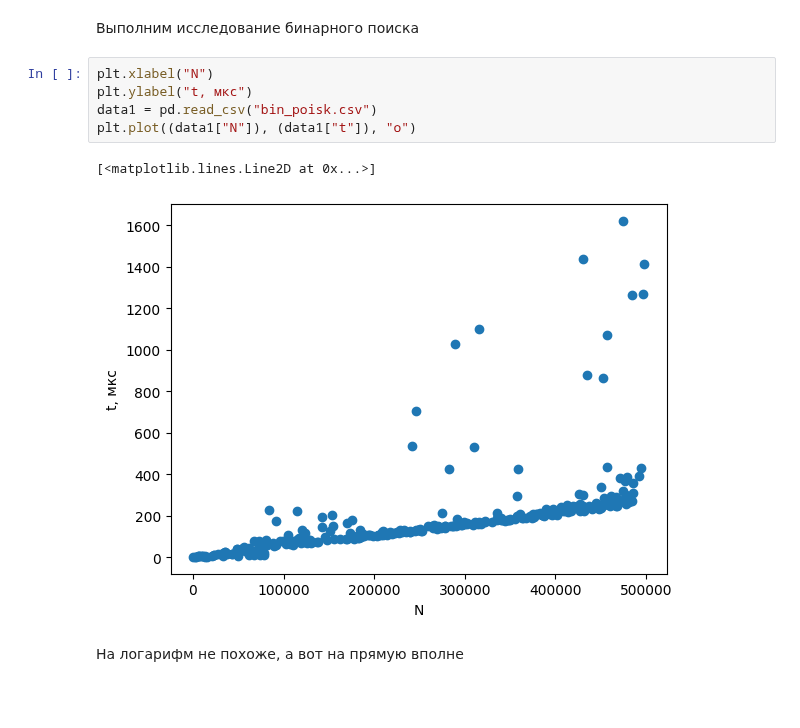
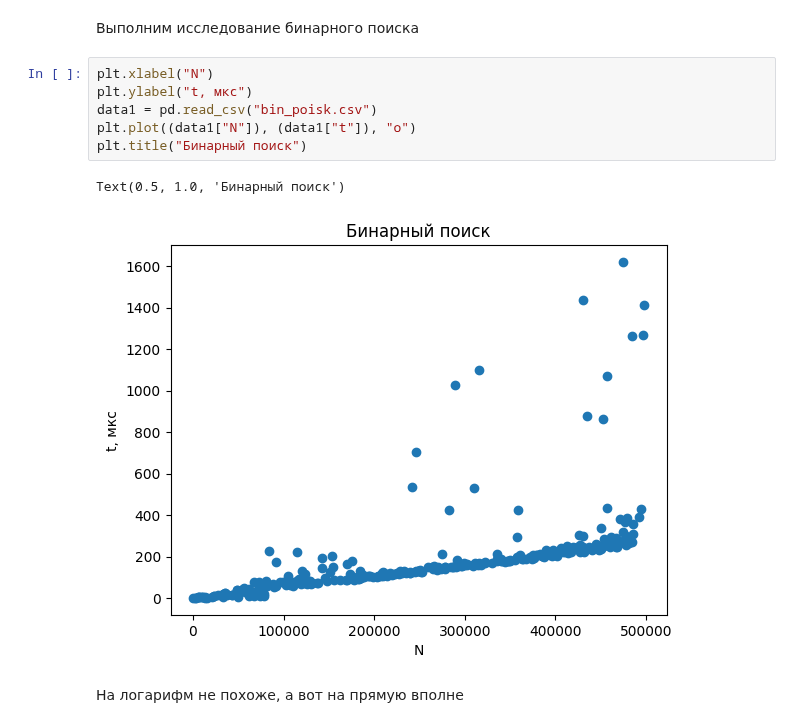
Before and after one commit to RedBrean/term2, a Jupyter notebook: cppLabs/python.ipynb, the cells around one changed output. Saved outputs shown, nothing was run; the diff lists cells and outputs as text; blank space fills up the shorter version.

```diff
--- a/cppLabs/python.ipynb
+++ b/cppLabs/python.ipynb
@@ -269,11 +270,12 @@ plt.legend()
 # %%
 plt.xlabel("N")
 plt.ylabel("t, мкс")
 data1 = pd.read_csv("bin_poisk.csv")
 plt.plot((data1["N"]), (data1["t"]), "o")
+plt.title("Бинарный поиск")
 # %% [output]
-[<matplotlib.lines.Line2D at 0x...>]
+Text(0.5, 1.0, 'Бинарный поиск')
-[figure, old version]
+[figure, new version]
 # %% [markdown]
 На логарифм не похоже, а вот на прямую вполне
 # %%
```
Also changed, not shown: parts of 6 cells of this notebook.
